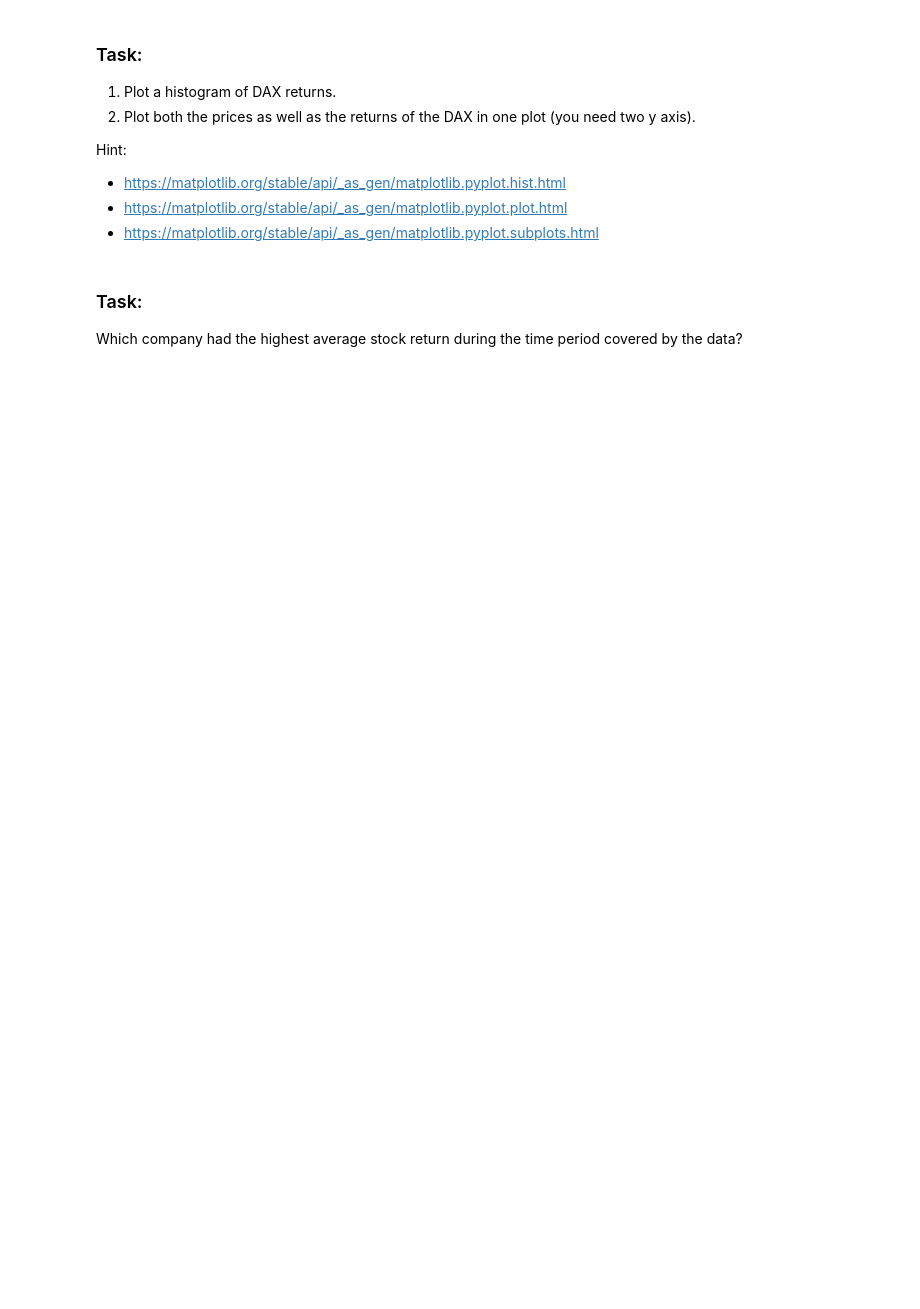
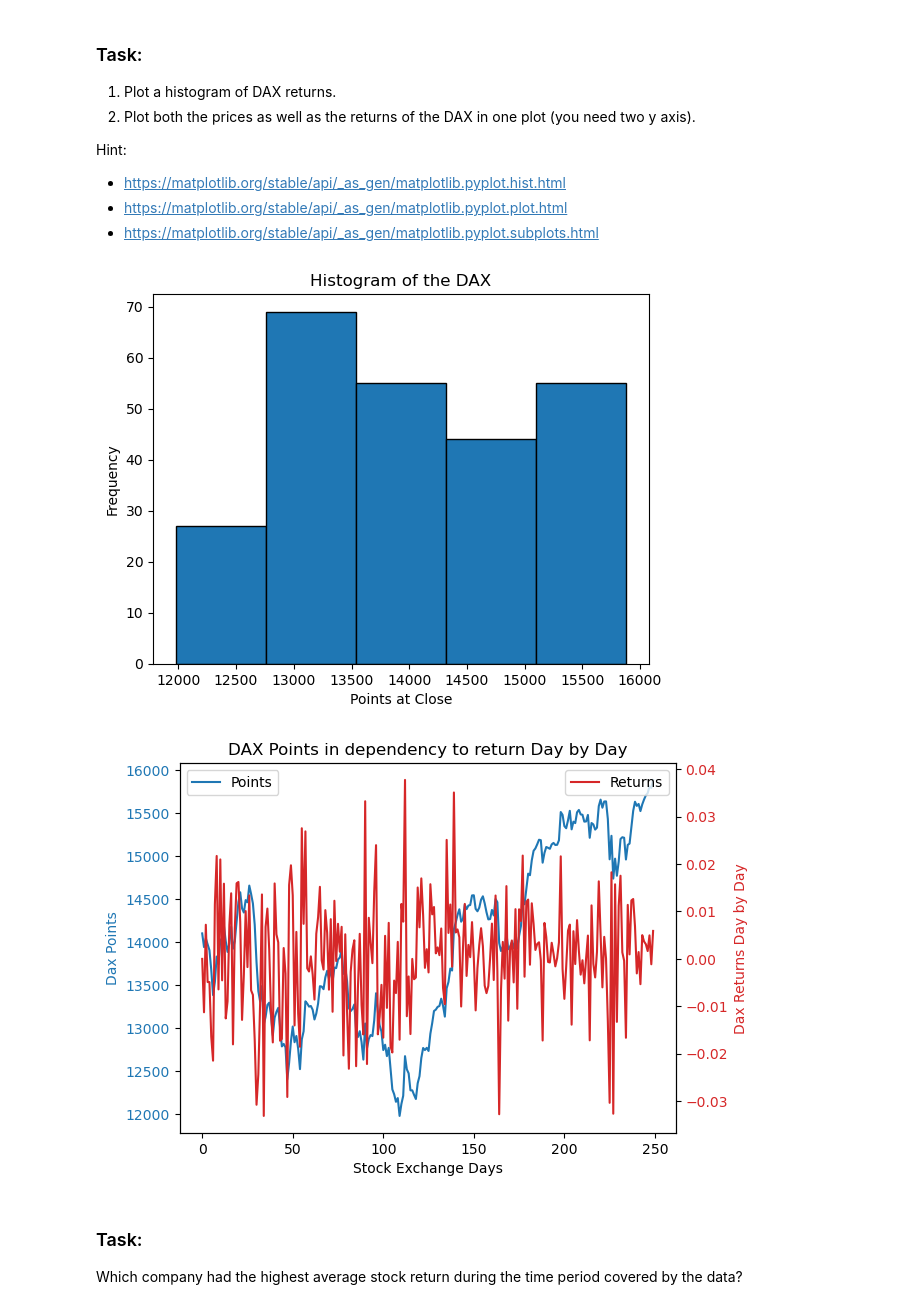
Before and after one commit to iwh-halle/fdap-2024-GeroWeinkauf, a Jupyter notebook: homework/02_python.ipynb, the cells around one changed output. Cells and saved outputs as stored; diff of their text form; code cells hidden in the pictures; blank space fills up the shorter version.

```diff
--- a/homework/02_python.ipynb
+++ b/homework/02_python.ipynb
@@ -98,6 +169,42 @@ Hint:
 * https://matplotlib.org/stable/api/_as_gen/matplotlib.pyplot.hist.html
 * https://matplotlib.org/stable/api/_as_gen/matplotlib.pyplot.plot.html
 * https://matplotlib.org/stable/api/_as_gen/matplotlib.pyplot.subplots.html
+# %%
+#1
+
+plt.hist(prices['.GDAXI'], bins=5, edgecolor='black')
+plt.xlabel('Points at Close')
+plt.ylabel('Frequency')
+plt.title('Histogram of the DAX')
+plt.show()
+
+#2
+prices["index"] = prices.index
+returns["index"] = returns.index
+fig, ax1 = plt.subplots()
+
+color = 'tab:blue'
+ax1.set_xlabel('Stock Exchange Days')                               # Plotting the prices on the left y-axis
+ax1.set_ylabel('Dax Points', color=color)
+ax1.plot(prices['index'], prices['.GDAXI'], color=color)
+ax1.tick_params(axis='y', labelcolor=color)
+
+ax2 = ax1.twinx()                                           # Create a second y-axis on the right side
+
+
+color = 'tab:red'
+ax2.set_ylabel('Dax Returns Day by Day', color=color)
+ax2.plot(returns['index'], returns['.GDAXI'], color=color)                  # Plotting the returns on the right y-axis
+ax2.tick_params(axis='y', labelcolor=color)
+
+ax1.legend(['Points'], loc='upper left')
+ax2.legend(['Returns'], loc='upper right')
+
+plt.title('DAX Points in dependency to return Day by Day')
+plt.show()
+# %% [output]
+[figure, added]
+[figure, added]
 # %% [markdown]
 ### Task:
 
```
Also changed, not shown: parts of 7 cells of this notebook.
